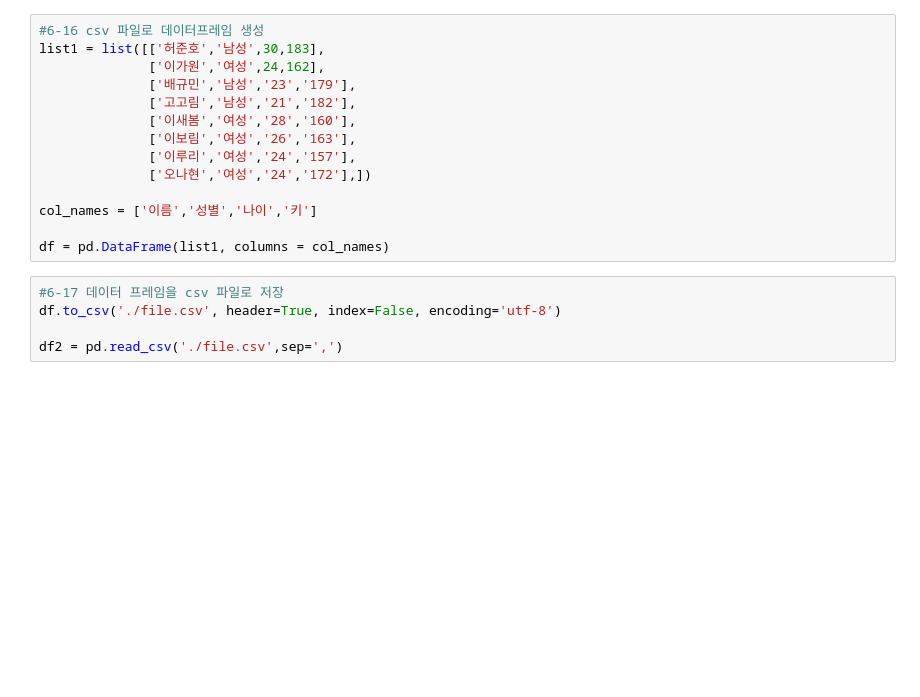
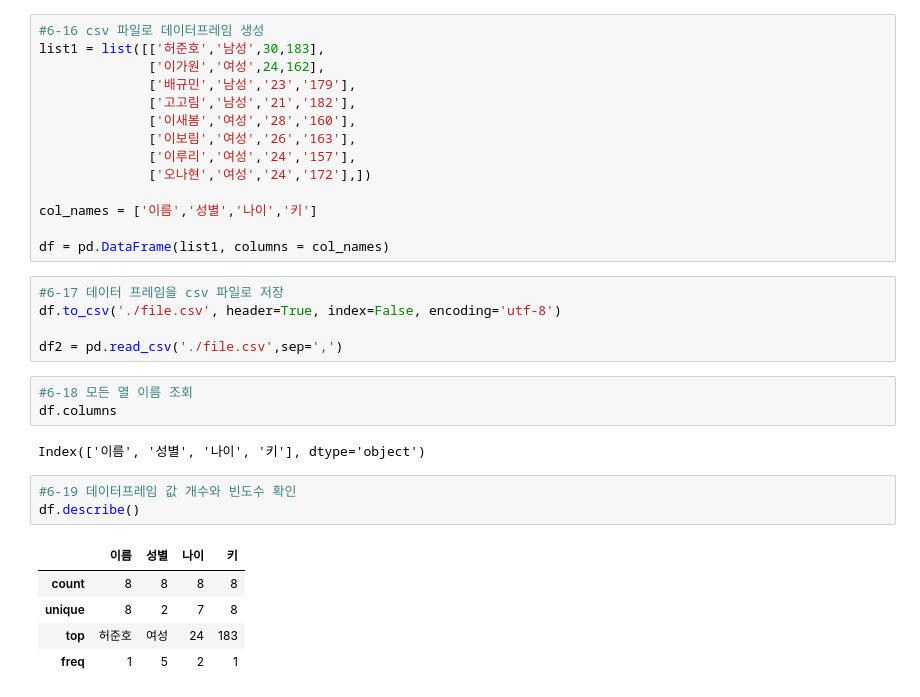
Before and after one commit to hj-1006/hj_pyton_study, a Jupyter notebook: 넘파이와_판다스.ipynb, the cells around one changed output. Saved outputs shown, nothing was run; the diff lists cells and outputs as text; blank space fills up the shorter version.

```diff
--- a/넘파이와_판다스.ipynb
+++ b/넘파이와_판다스.ipynb
@@ -212,3 +212,17 @@ df = pd.DataFrame(list1, columns = col_names)
 df.to_csv('./file.csv', header=True, index=False, encoding='utf-8')
 
 df2 = pd.read_csv('./file.csv',sep=',')
+# %%
+#6-18 모든 열 이름 조회
+df.columns
+# %% [output]
+Index(['이름', '성별', '나이', '키'], dtype='object')
+# %%
+#6-19 데이터프레임 값 개수와 빈도수 확인
+df.describe()
+# %% [output]
+|  | 이름 | 성별 | 나이 | 키 |
+| count | 8 | 8 | 8 | 8 |
+| unique | 8 | 2 | 7 | 8 |
+| top | 허준호 | 여성 | 24 | 183 |
+| freq | 1 | 5 | 2 | 1 |
```
Also changed, not shown: parts of 5 cells of this notebook.
